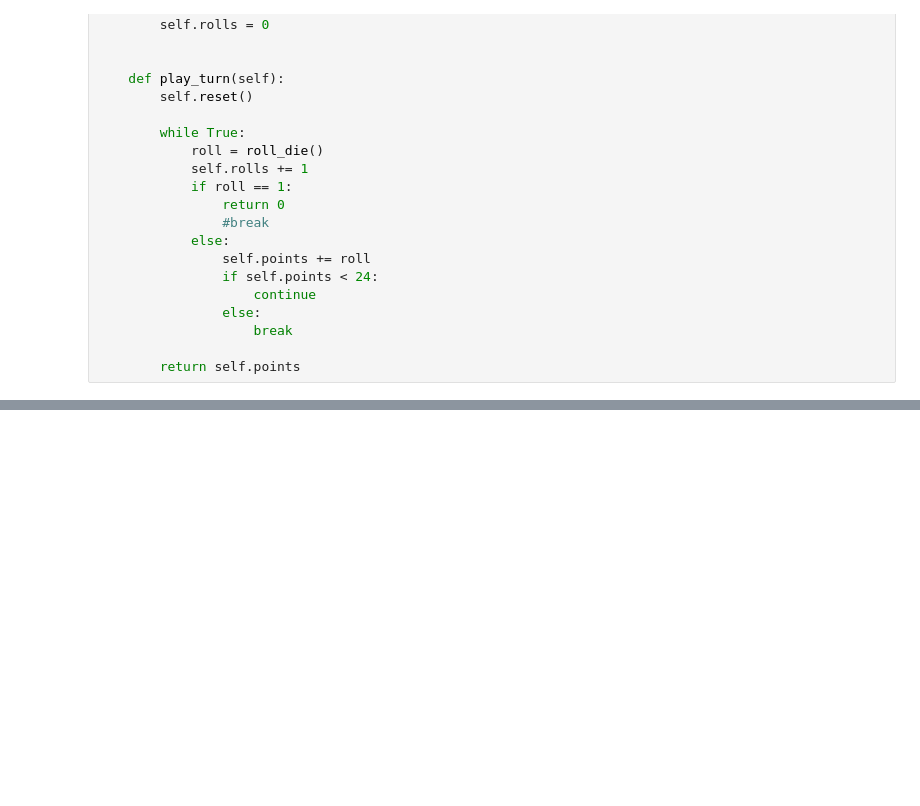
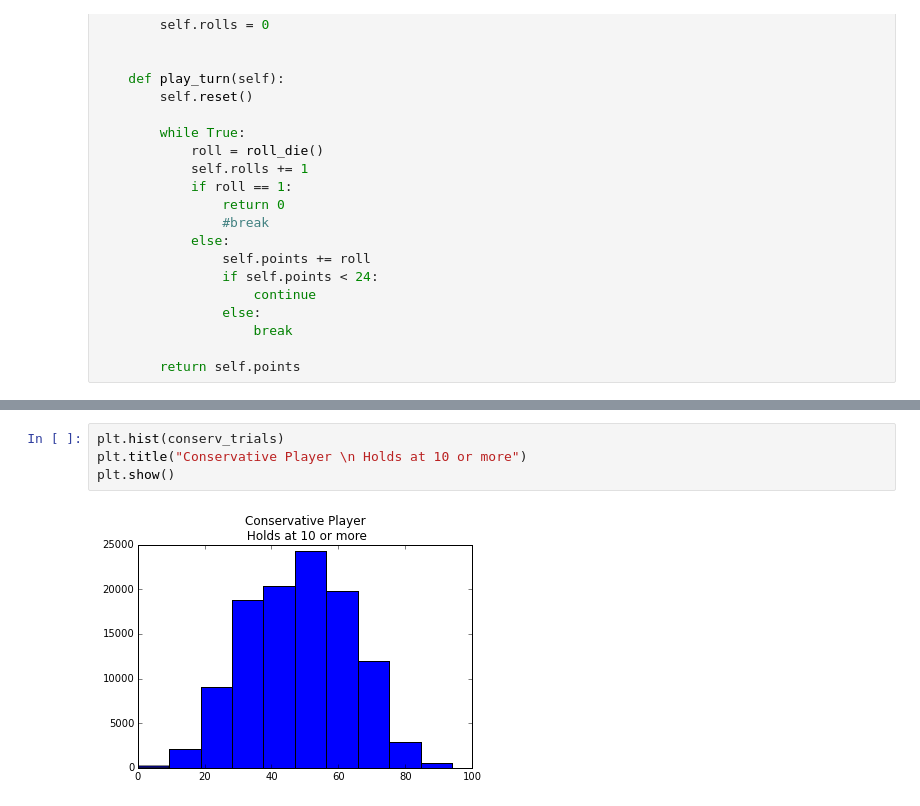
Before and after one commit to rryanburton/ultimate-pig, a Jupyter notebook: pig-game.ipynb, the cells around one changed output, grey strips where cells are left out. Saved outputs shown, nothing was run; the diff lists cells and outputs as text; blank space fills up the shorter version.

```diff
--- a/pig-game.ipynb
+++ b/pig-game.ipynb
@@ -165,0 +210,6 @@ game.play_game()
+# %%
+plt.hist(conserv_trials)
+plt.title("Conservative Player \n Holds at 10 or more")
+plt.show()
+# %% [output]
+[figure, added]
```
Also changed, not shown: parts of 11 cells of this notebook.
